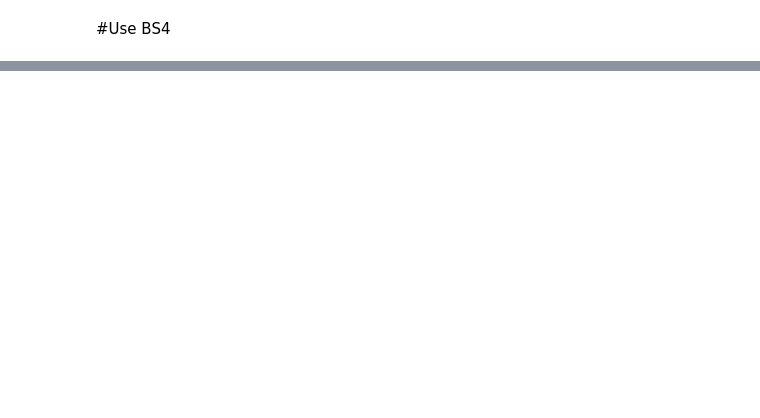
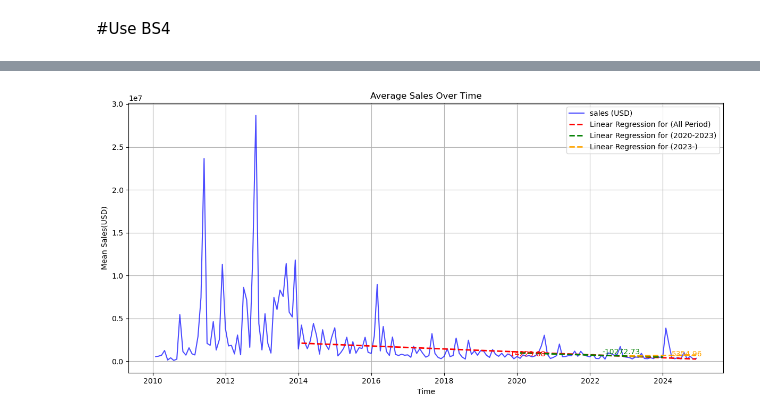
Before and after one commit to proesn/steam_data_collect, a Jupyter notebook: steamspy.ipynb, the cells around one changed output, grey strips where cells are left out. Saved outputs shown, nothing was run; the diff lists cells and outputs as text; code cells hidden in the pictures; blank space fills up the shorter version.

```diff
--- a/steamspy.ipynb
+++ b/steamspy.ipynb
@@ -145,0 +404,71 @@ Data saved to 'steamspy_table.csv'.
+# %%
+df = pd.read_csv("steamspy_crawl_table_cleaned.csv")
+
+# Filter data from 2004 onwards
+df['Release date'] = pd.to_datetime(df['Release date'])
+df = df[df['Release date'].dt.year >= 2010]
+# drop rows with null price
+df = df.dropna(subset=['Price'])
+#drop rows with 0 price
+df = df[df['Price'] > 0]
+# drop rows with null owners
+df = df.dropna(subset=['Owners'])
+
+df = df[df['Owners'] > 0]
+df["Sales"]=df["Price"]*df["Owners"]
+
+df['Release date'] = pd.to_datetime(df['Release date'])
+print(df.info())
+
+
+# Set Release date as the index
+df.set_index('Release date', inplace=True)
+
+# Count the number of elements per month
+df_monthly = df.resample('M')['Sales'].mean().reset_index(name='feature')
+df_monthly = df_monthly.dropna()
+
+# Compute the cumulative total
+# df_monthly['average game score'] = df_monthly['Metascore'].mean()
+print(df_monthly.head(10))
+# Create a function to fit and plot linear regression
+def plot_with_regression_cumulative(df, label, color, start_date=None, end_date=None):
+    # Filter data by date range
+    filtered_df = df[(df['Release date'] >= start_date) & (df['Release date'] <= end_date)] if start_date and end_date else df
+    x = np.arange(len(filtered_df)).reshape(-1, 1)  # Convert index to sequential numbers
+    y = filtered_df['feature'].values.reshape(-1, 1)
+
+    # Fit the regression model
+    model = LinearRegression()
+    model.fit(x, y)
+    y_pred = model.predict(x)
+    slope = model.coef_[0][0]
+    mid_date = filtered_df['Release date'].iloc[len(filtered_df) // 2]
+    mid_cumulative = filtered_df['feature'].iloc[len(filtered_df) // 2]
+    plt.text(mid_date+pd.Timedelta(days=90), mid_cumulative, f"{slope:.2f}", color=color, fontsize=10)
+    # Plot the regression line
+    plt.plot(filtered_df['Release date'], y_pred, label=f"Linear Regression for ({label})", color=color, linestyle="--",linewidth=2)
+
+# Plot the cumulative data
+plt.figure(figsize=(12, 6))
+plt.plot(df_monthly['Release date'], df_monthly['feature'], label="sales (USD)", color="blue", alpha=0.7, linewidth=1.5)
+
+# Plot regression lines
+plot_with_regression_cumulative(df_monthly, "All Period", "red", "2014-01-01", "2024-12-31")
+plot_with_regression_cumulative(df_monthly, "2020-2023", "green", "2020-01-01", "2023-12-31")
+plot_with_regression_cumulative(df_monthly, "2023-", "orange", "2023-01-01", "2024-12-31")
+
+# Formatting the plot
+plt.title("Average Sales Over Time")
+plt.xlabel("Time")
+plt.ylabel("Mean Sales(USD)")
+plt.legend()
+plt.grid()
+plt.tight_layout()
+
+#save the plot
+plt.savefig("average sales.png")
+
+# Show the plot
+plt.show()
+# %% [output]
@@ -145,0 +492 @@ Data saved to 'steamspy_table.csv'.
+[figure, added]
```
Also changed, not shown: parts of 9 cells of this notebook, 6 other files.
